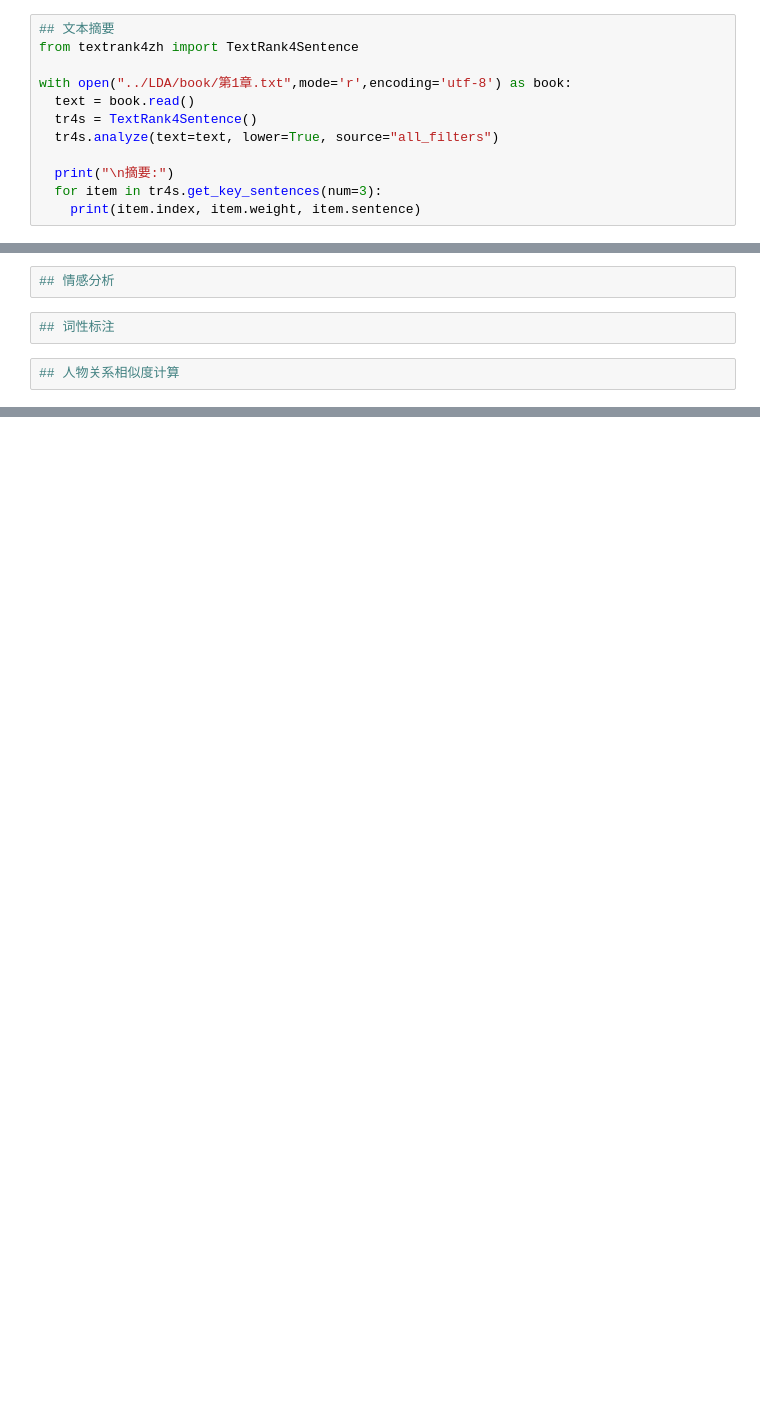
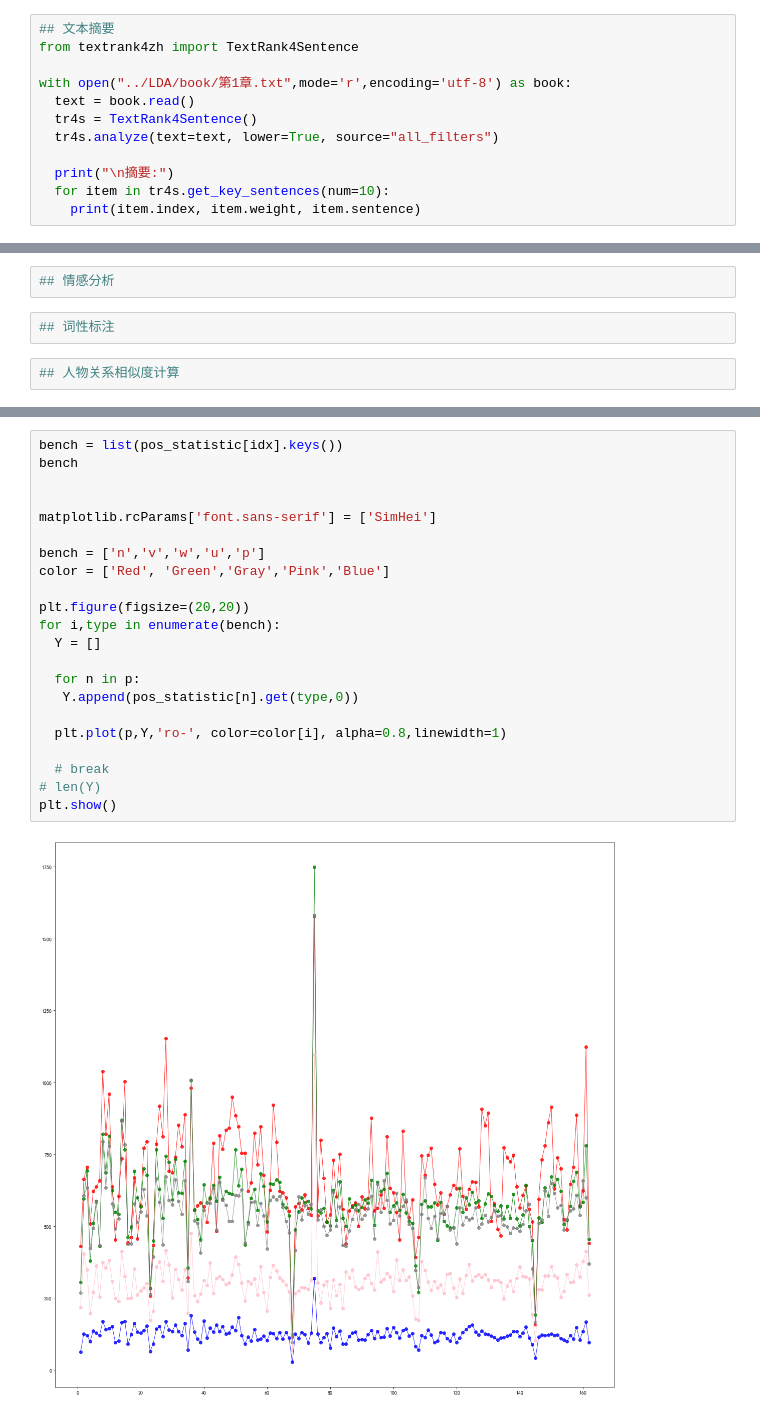
Before and after one commit to kkl-oop/thesis, a Jupyter notebook: code/socialnet/preprocess.ipynb, the cells around one changed output, grey strips where cells are left out. Drawn from its saved outputs; the diff is of its cells as text; blank space fills up the shorter version.

```diff
--- a/code/socialnet/preprocess.ipynb
+++ b/code/socialnet/preprocess.ipynb
@@ -506,7 +525,7 @@ with open("../LDA/book/第1章.txt",mode='r',encoding='utf-8') as book:
   tr4s.analyze(text=text, lower=True, source="all_filters")
 
   print("\n摘要:")
-  for item in tr4s.get_key_sentences(num=3):
+  for item in tr4s.get_key_sentences(num=10):
     print(item.index, item.weight, item.sentence)
 # %% [output]
 Building prefix dict from the default dictionary ...
@@ -525,0 +624,24 @@ Prefix dict has been built successfully.
+# %%
+bench = list(pos_statistic[idx].keys())
+bench
+
+
+matplotlib.rcParams['font.sans-serif'] = ['SimHei']
+
+bench = ['n','v','w','u','p']
+color = ['Red', 'Green','Gray','Pink','Blue']
+
+plt.figure(figsize=(20,20))
+for i,type in enumerate(bench):
+  Y = []
+
+  for n in p:
+   Y.append(pos_statistic[n].get(type,0))
+
+  plt.plot(p,Y,'ro-', color=color[i], alpha=0.8,linewidth=1)
+
+  # break
+# len(Y)
+plt.show()
+# %% [output]
+[figure, added]
```
Also changed, not shown: parts of 13 cells of this notebook, 16 other files.
